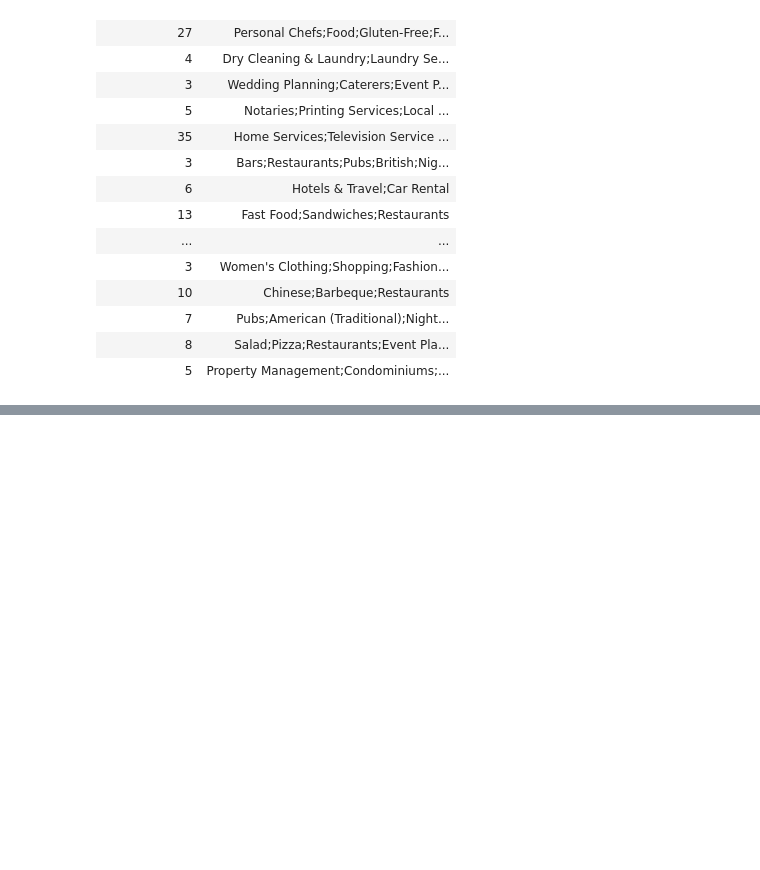
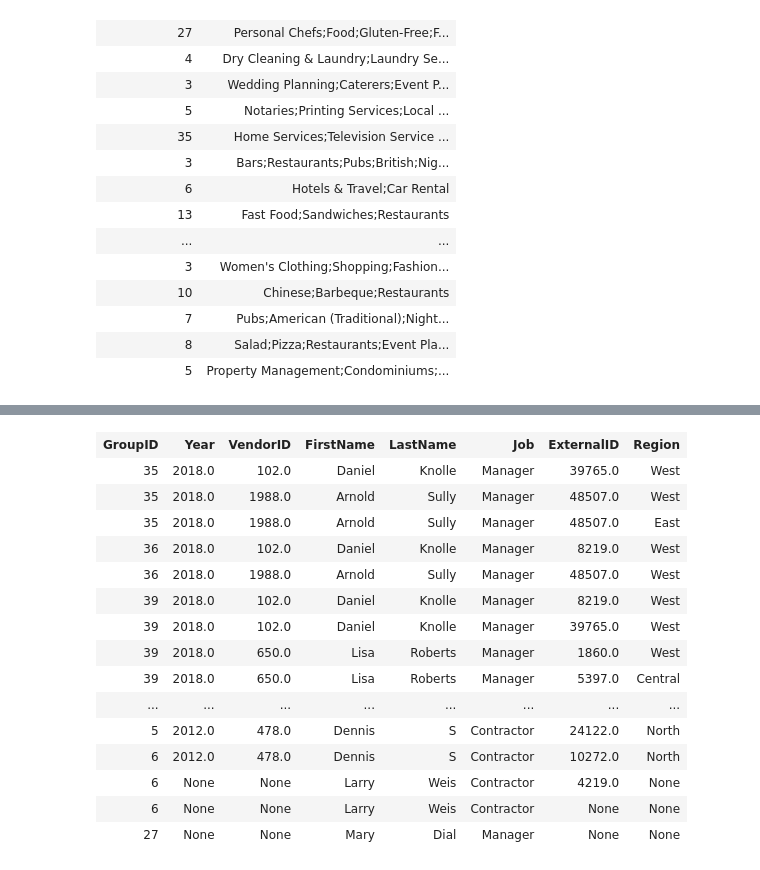
Before and after one commit to abdelrahmanfekryy/Algorithmic_Coding, a Jupyter notebook: SQL/main.ipynb, the cells around one changed output, grey strips where cells are left out. Cells and saved outputs as stored; diff of their text form; code cells hidden in the pictures; blank space fills up the shorter version.

```diff
--- a/SQL/main.ipynb
+++ b/SQL/main.ipynb
@@ -1004,0 +1472,21 @@ from yelp_business;
+# %%
+%%sql
+SELECT *
+FROM cb_vendor
+# %% [output]
+| GroupID | Year | VendorID | FirstName | LastName | Job | ExternalID | Region |
+| 35 | 2018.0 | 102.0 | Daniel | Knolle | Manager | 39765.0 | West |
+| 35 | 2018.0 | 1988.0 | Arnold | Sully | Manager | 48507.0 | West |
+| 35 | 2018.0 | 1988.0 | Arnold | Sully | Manager | 48507.0 | East |
+| 36 | 2018.0 | 102.0 | Daniel | Knolle | Manager | 8219.0 | West |
+| 36 | 2018.0 | 1988.0 | Arnold | Sully | Manager | 48507.0 | West |
+| 39 | 2018.0 | 102.0 | Daniel | Knolle | Manager | 8219.0 | West |
+| 39 | 2018.0 | 102.0 | Daniel | Knolle | Manager | 39765.0 | West |
+| 39 | 2018.0 | 650.0 | Lisa | Roberts | Manager | 1860.0 | West |
+| 39 | 2018.0 | 650.0 | Lisa | Roberts | Manager | 5397.0 | Central |
+| ... | ... | ... | ... | ... | ... | ... | ... |
+| 5 | 2012.0 | 478.0 | Dennis | S | Contractor | 24122.0 | North |
+| 6 | 2012.0 | 478.0 | Dennis | S | Contractor | 10272.0 | North |
+| 6 | None | None | Larry | Weis | Contractor | 4219.0 | None |
+| 6 | None | None | Larry | Weis | Contractor | None | None |
+| 27 | None | None | Mary | Dial | Manager | None | None |
```
Also changed, not shown: parts of 43 cells of this notebook, 2 other files.
